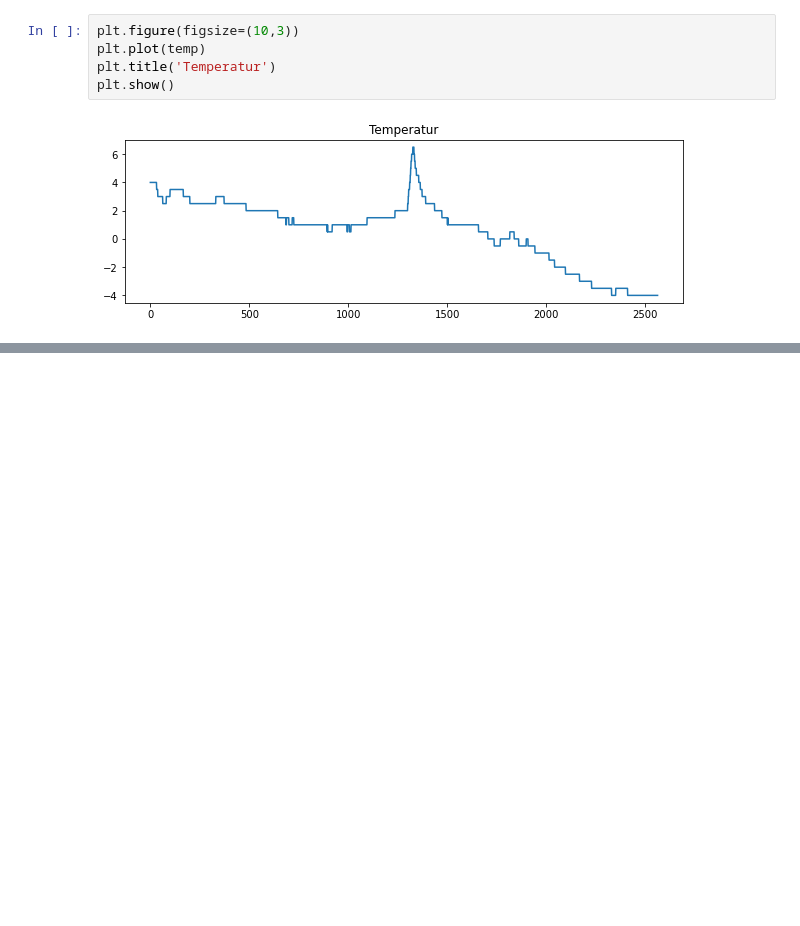
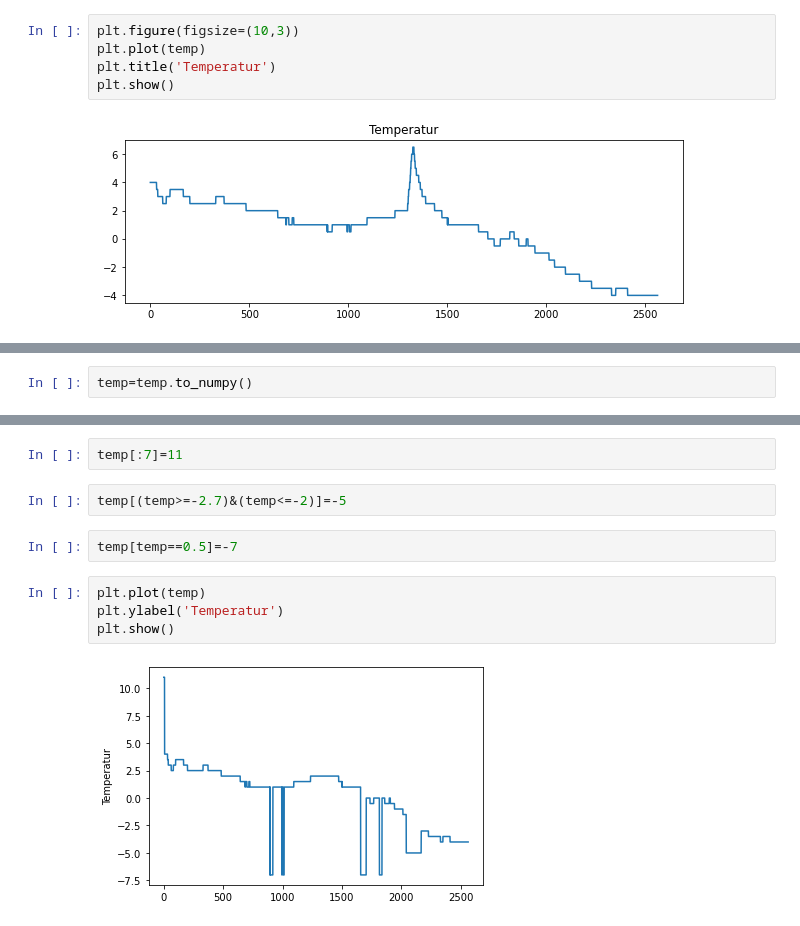
Before and after one commit to irendundas/EkteData, a Jupyter notebook: NAT624/Del6_databehandling_av_egne_data.ipynb, the cells around one changed output, grey strips where cells are left out. Drawn from its saved outputs; the diff is of its cells as text; blank space fills up the shorter version.

```diff
--- a/NAT624/Del6_databehandling_av_egne_data.ipynb
+++ b/NAT624/Del6_databehandling_av_egne_data.ipynb
@@ -249,0 +283,2 @@ plt.plot(temp)
+# %%
+temp=temp.to_numpy()
@@ -249,0 +292,12 @@ plt.plot(temp)
+# %%
+temp[:7]=11
+# %%
+temp[(temp>=-2.7)&(temp<=-2)]=-5
+# %%
+temp[temp==0.5]=-7
+# %%
+plt.plot(temp)
+plt.ylabel('Temperatur')
+plt.show()
+# %% [output]
+[figure, added]
```
Also changed, not shown: parts of 25 cells of this notebook.
